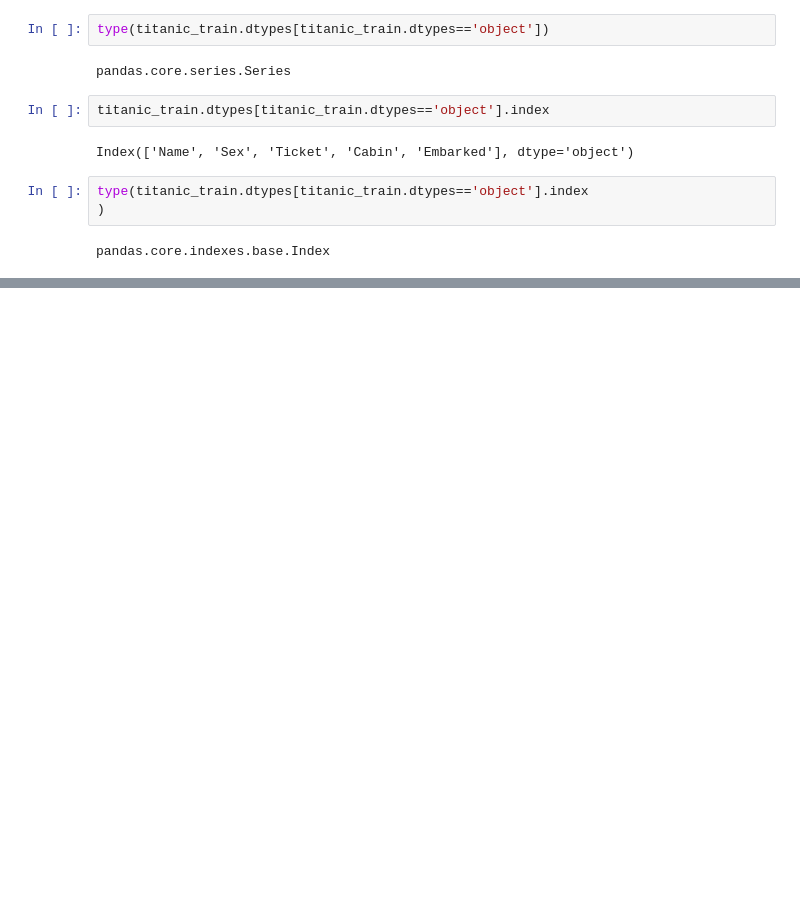
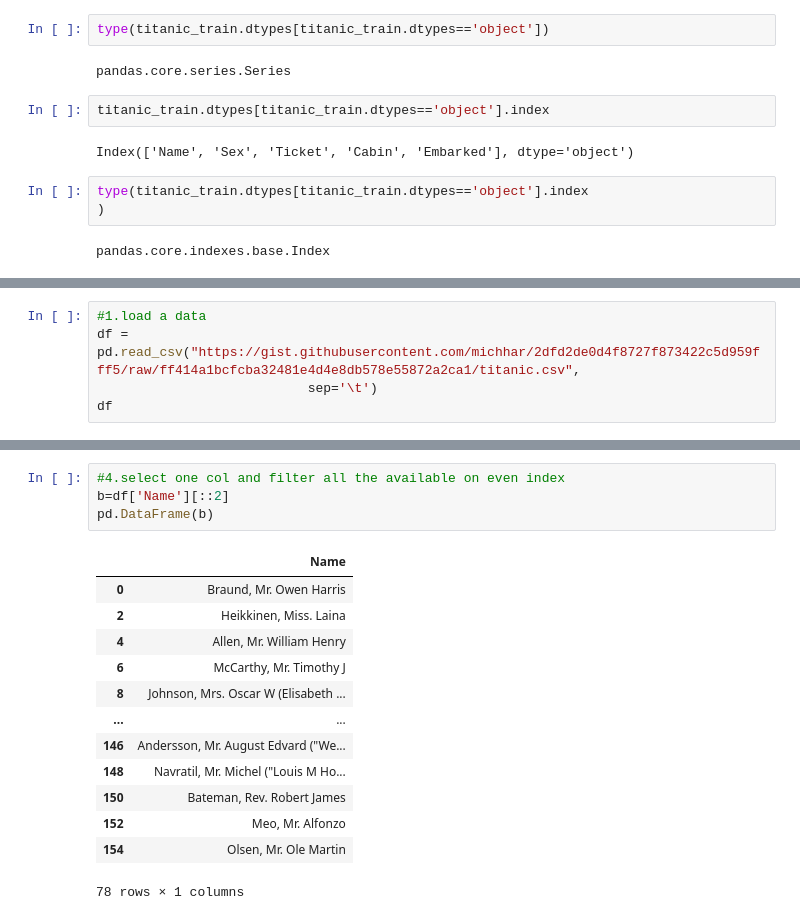
Before and after one commit to Parag18081994/Ghost, a Jupyter notebook: Python/Machine Learning iNeuron/19th_July_ML.ipynb, the cells around one changed output, grey strips where cells are left out. Saved outputs shown, nothing was run; the diff lists cells and outputs as text; blank space fills up the shorter version.

```diff
--- a/Python/Machine Learning iNeuron/19th_July_ML.ipynb
+++ b/Python/Machine Learning iNeuron/19th_July_ML.ipynb
@@ -177,0 +252,5 @@ titanic_train[b]
+# %%
+#1.load a data
+df = pd.read_csv("https://gist.githubusercontent.com/michhar/2dfd2de0d4f8727f873422c5d959fff5/raw/ff414a1bcfcba32481e4d4e8db578e55872a2ca1/titanic.csv",
+                           sep='\t')
+df
@@ -177,0 +298,18 @@ titanic_train[b]
+# %%
+#4.select one col and filter all the available on even index
+b=df['Name'][::2]
+pd.DataFrame(b)
+# %% [output]
+|  | Name |
+| 0 | Braund, Mr. Owen Harris |
+| 2 | Heikkinen, Miss. Laina |
+| 4 | Allen, Mr. William Henry |
+| 6 | McCarthy, Mr. Timothy J |
+| 8 | Johnson, Mrs. Oscar W (Elisabeth ... |
+| ... | ... |
+| 146 | Andersson, Mr. August Edvard ("We... |
+| 148 | Navratil, Mr. Michel ("Louis M Ho... |
+| 150 | Bateman, Rev. Robert James |
+| 152 | Meo, Mr. Alfonzo |
+| 154 | Olsen, Mr. Ole Martin |
+78 rows × 1 columns
```
Also changed, not shown: parts of 26 cells of this notebook.
